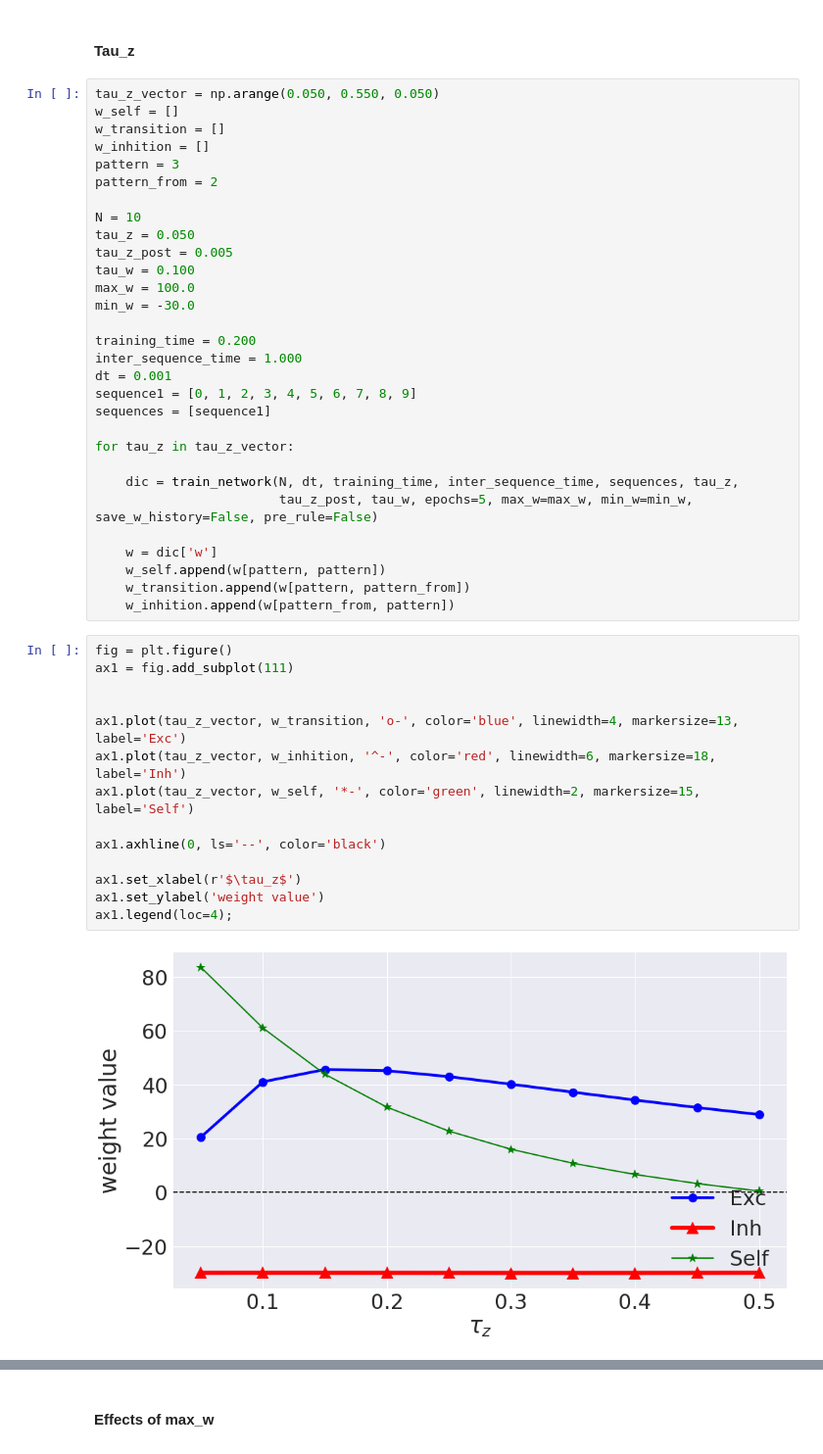
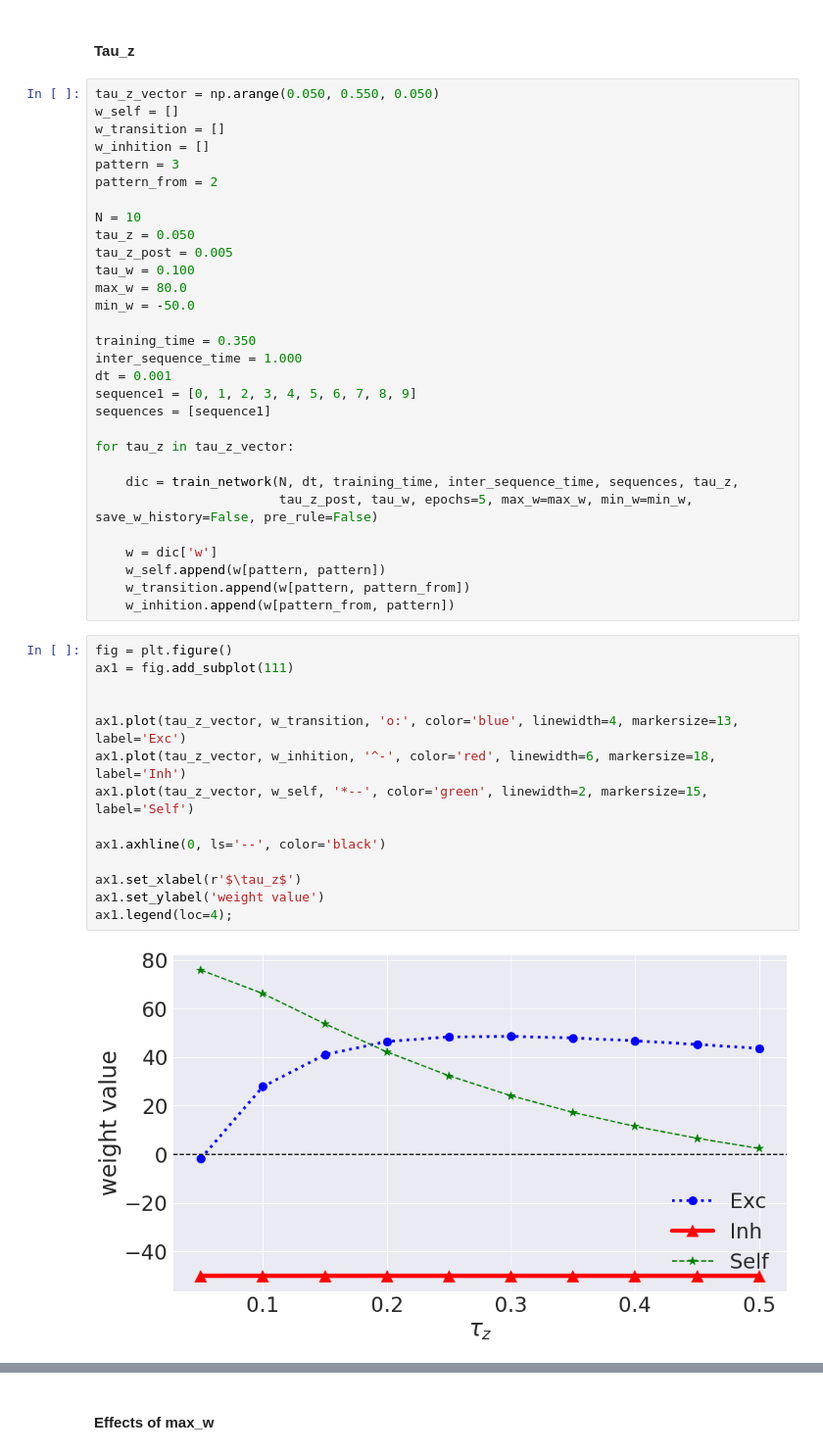
Before and after one commit to h-mayorquin/firing_rate_sequences, a Jupyter notebook: notebooks/2017-11-22(Learning rule II).ipynb, the cells around one changed output, grey strips where cells are left out. Shown: that part at 98% size. Cells and saved outputs as stored; diff of their text form.

Commit message:
Added the plot fo the learnings rule

```diff
--- a/notebooks/2017-11-22(Learning rule II).ipynb
+++ b/notebooks/2017-11-22(Learning rule II).ipynb
@@ -195,10 +195,10 @@ N = 10
 tau_z = 0.050
 tau_z_post = 0.005
 tau_w = 0.100
-max_w = 100.0
-min_w = -30.0
+max_w = 80.0
+min_w = -50.0
 
-training_time = 0.200
+training_time = 0.350
 inter_sequence_time = 1.000
 dt = 0.001
 sequence1 = [0, 1, 2, 3, 4, 5, 6, 7, 8, 9]
@@ -216,17 +216,17 @@ for tau_z in tau_z_vector:
 # %%
 fig = plt.figure()
 ax1 = fig.add_subplot(111)
 
 
-ax1.plot(tau_z_vector, w_transition, 'o-', color='blue', linewidth=4, markersize=13, label='Exc')
+ax1.plot(tau_z_vector, w_transition, 'o:', color='blue', linewidth=4, markersize=13, label='Exc')
 ax1.plot(tau_z_vector, w_inhition, '^-', color='red', linewidth=6, markersize=18, label='Inh')
-ax1.plot(tau_z_vector, w_self, '*-', color='green', linewidth=2, markersize=15, label='Self')
+ax1.plot(tau_z_vector, w_self, '*--', color='green', linewidth=2, markersize=15, label='Self')
 
 ax1.axhline(0, ls='--', color='black')
 
 ax1.set_xlabel(r'$\tau_z$')
 ax1.set_ylabel('weight value')
 ax1.legend(loc=4);
 # %% [output]
-[figure, old version]
+[figure, new version]
 # %% [markdown]
```
Also changed, not shown: parts of 3 cells of this notebook, 7 other files.
